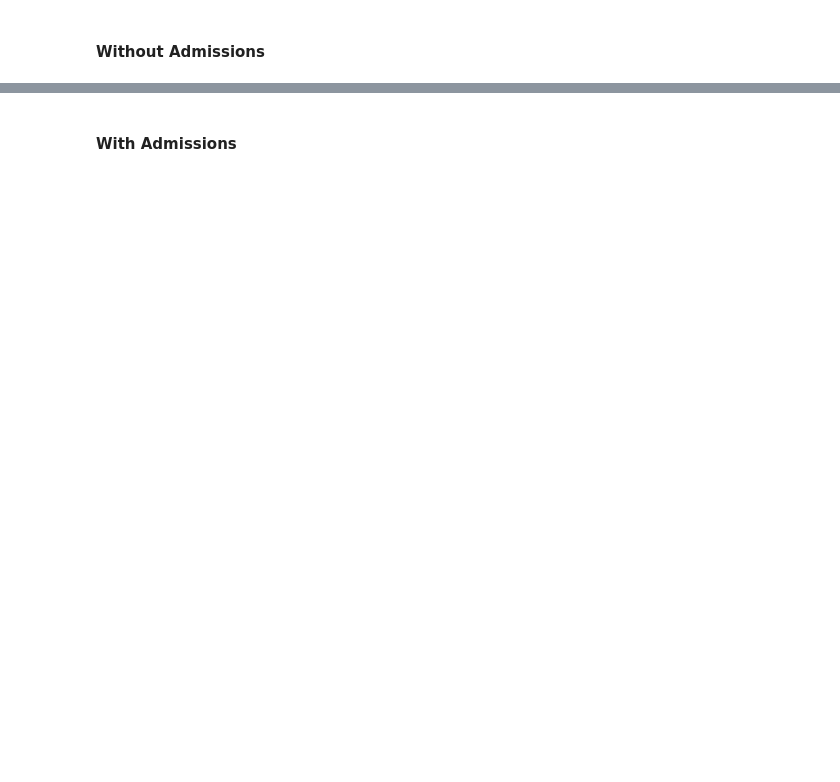
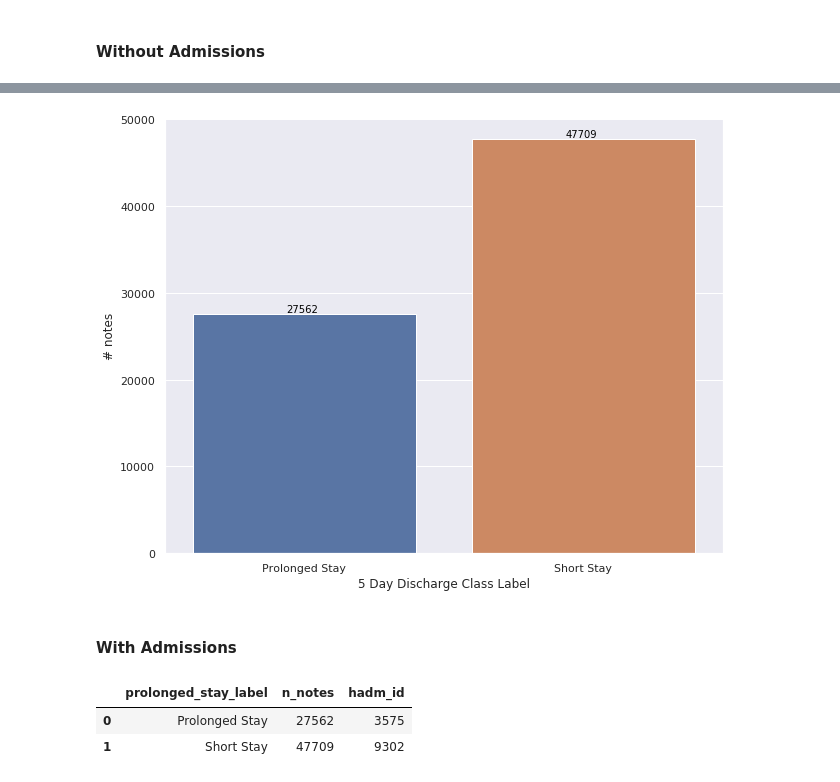
Before and after one commit to sudarshan85/imminent-adm-mimic, a Jupyter notebook: analysis/data_analysis.ipynb, the cells around one changed output, grey strips where cells are left out. Saved outputs shown, nothing was run; the diff lists cells and outputs as text; code cells hidden in the pictures; blank space fills up the shorter version.

```diff
--- a/analysis/data_analysis.ipynb
+++ b/analysis/data_analysis.ipynb
@@ -312,3 +423,5 @@ desc = ['negative class', 'positive class']
+# %%
+desc = ['Short Stay', 'Prolonged Stay']
 # %% [markdown]
 #### Without Admissions
 # %%
@@ -320,22 +437,28 @@ plot_df
 # %%
 fig, ax = plt.subplots(figsize=(10, 8))
-sns.barplot(x='discharge_label', y='n_notes', data=plot_df, ax=ax)
+sns.barplot(x='prolonged_stay_label', y='n_notes', data=plot_df, ax=ax)
 ax.set_xlabel('5 Day Discharge Class Label')
 ax.set_ylabel('# notes')
 for index, row in plot_df.iterrows():
   ax.text(index+0.05, row['n_notes']+50, str(row['n_notes']), color='black', ha='right', va='bottom')
+# %% [output]
+[figure, added]
 # %%
 # fig.savefig(args.figdir/'discharge_label_bp.tif', dpi=300)
 # %% [markdown]
 #### With Admissions
 # %%
-p1 = pd.DataFrame(df.groupby(['discharge_label']).size(), columns=['n_notes']).reset_index()
-p2 = df.groupby(['discharge_label'])['hadm_id'].nunique().reset_index()
-p = p1.merge(p2, on=['discharge_label'])
-p['discharge_label'] = desc
+p1 = pd.DataFrame(df.groupby(['prolonged_stay_label']).size(), columns=['n_notes']).reset_index()
+p2 = df.groupby(['prolonged_stay_label'])['hadm_id'].nunique().reset_index()
+p = p1.merge(p2, on=['prolonged_stay_label'])
+p['prolonged_stay_label'] = desc
 p = p.reindex([1,0])
 p.reset_index(inplace=True, drop=True)
 p
+# %% [output]
+|  | prolonged_stay_label | n_notes | hadm_id |
+| 0 | Prolonged Stay | 27562 | 3575 |
+| 1 | Short Stay | 47709 | 9302 |
 # %%
 plot_df = p.copy()
 plot_df.rename(columns={'hadm_id':'# Admissions', 'n_notes':'# Notes'}, inplace=True)
```
Also changed, not shown: parts of 34 cells of this notebook, 4 other files.
